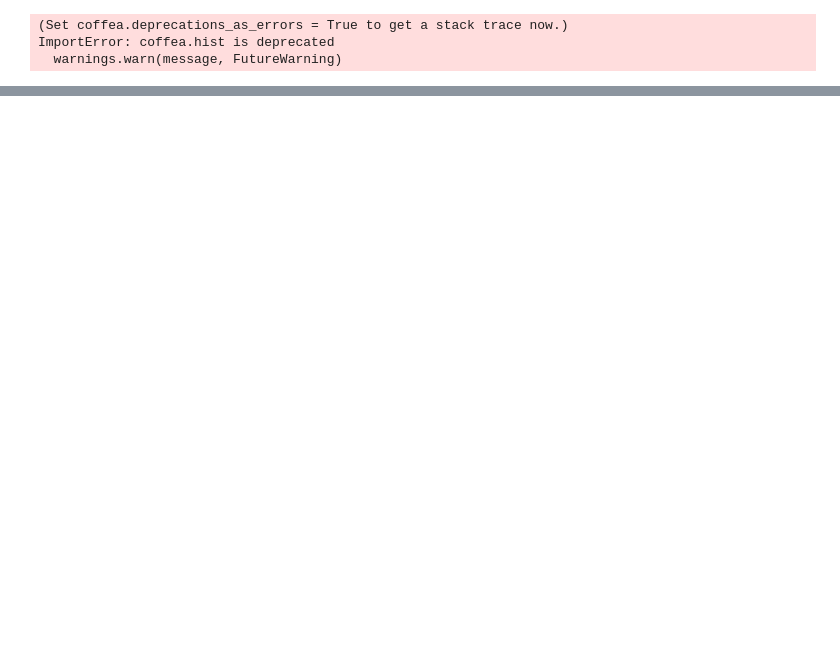
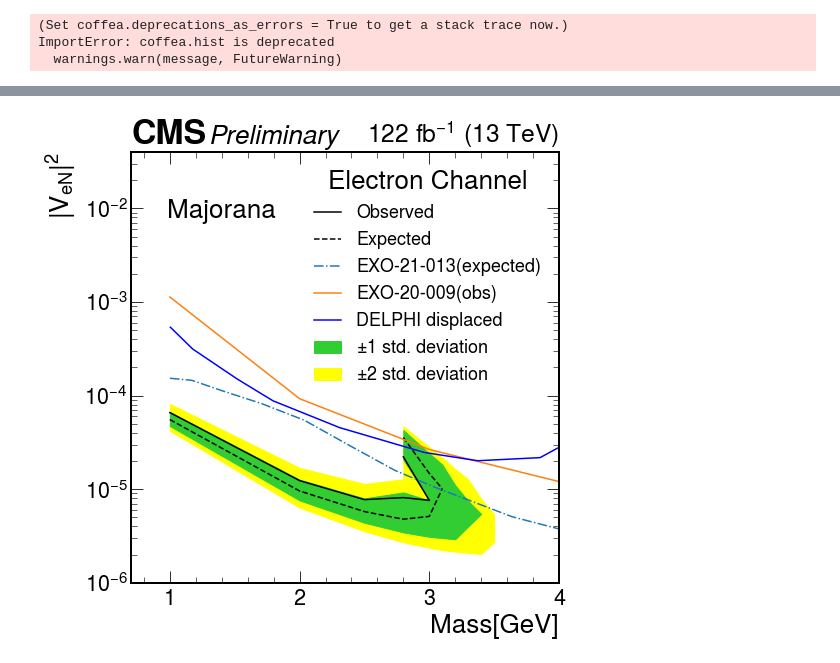
Before and after one commit to kakwok/LLP_coffea, a Jupyter notebook: notebook/LimitPloting-Cleaned.ipynb, the cells around one changed output, grey strips where cells are left out. Drawn from its saved outputs; the diff is of its cells as text; code cells hidden in the pictures; blank space fills up the shorter version.

```diff
--- a/notebook/LimitPloting-Cleaned.ipynb
+++ b/notebook/LimitPloting-Cleaned.ipynb
@@ -501,0 +439,10 @@ Problem loading limit for  HNL_muonType_mHNL1p0_pl100
+# %%
+m_down = [1,2,2.5,2.8,3.0,3.1,3.2,3.3,3.4,3.5]
+m_up   =    [ 2.8,3.0,3.1,3.2,3.3,3.4,3.5]
+result = get_limits("../limit/combine/HNL_datacards/ele_v14/","electronType",m_up,m_down,False)
+
+result['limit_up'][-1][4:5] = result['limit_up'][-1][2:3]
+result['limit_down'][-1][4:5] = result['limit_down'][-1][2:3]
+
+result['limit_up'][-2][4:5] = result['limit_up'][-2][2:3]
+result['limit_down'][-2][4:5] = result['limit_down'][-2][2:3]
@@ -501,0 +462,42 @@ Problem loading limit for  HNL_muonType_mHNL1p0_pl100
+# %%
+plt.style.use(hep.style.CMS)
+
+fig, ax = plt.subplots(figsize=(8,8))
+
+plotObs=False
+ax = plotlimit(ax,result['limit_down'],result['m_down'],True,True,"black"
+                 ,result['m_down']<3.2,result['m_down']<=3.4,True,maskObs=result['m_down']<=3.0)
+ax = plotlimit(ax,result['limit_up']  ,result['m_up']  ,True,False,'black'
+                 ,result['m_up']<3.2 ,result['m_up']<=3.4,True,maskObs=result['m_up']<=3.0)
+
+EXO = np.genfromtxt("../limit/otherHNLlimits/EXO-21-013_ele_majorana.csv",delimiter=",")
+EXO_20_009 = np.genfromtxt("../limit/otherHNLlimits/EXO-20-009-Majorana-ele-obs_v2.csv",delimiter=",")
+Delphi = np.genfromtxt("../limit/otherHNLlimits/Delphi-displaced-majorana-ele.csv",delimiter=",")
+
+ax.plot(EXO[:,0],EXO[:,1],label="EXO-21-013(expected)",ls='-.')
+ax.plot(EXO_20_009[:,0],EXO_20_009[:,1],label="EXO-20-009(obs)")
+ax.plot(Delphi[:,0],Delphi[:,1],label="DELPHI displaced",color='blue')
+
+ax.legend(["Observed",
+           "Expected",
+           "EXO-21-013(expected)",
+           "EXO-20-009(obs)",
+           "DELPHI displaced",
+           r"$\pm$1 std. deviation",
+           r"$\pm$2 std. deviation"],
+          loc=1,fontsize='x-small',
+          title="Electron Channel")
+ax.set_yscale("log")
+ax.set_ylabel(r"$|V_{e N}|^2$")
+ax.set_xlabel("Mass[GeV]")
+ax.set_xlim(0.7,4)
+ax.set_ylim(1e-6,1e-2)
+ytext = ax.get_ylim()[1]*0.8
+xtext  =ax.get_xlim()[0]*1.4
+ax.set_ylim(None,ax.get_ylim()[1]*4)
+ax.text(xtext,ytext,"Majorana")
+hep.cms.label(ax=ax,label="Preliminary",data=True,lumi="122")
+plt.tight_layout()
+# fig.savefig("./figures/result/unblind_Feb21/AsymLimit_VeN_ele_majorana.pdf")
+# %% [output]
+[figure, added]
```
Also changed, not shown: parts of 29 cells of this notebook.
